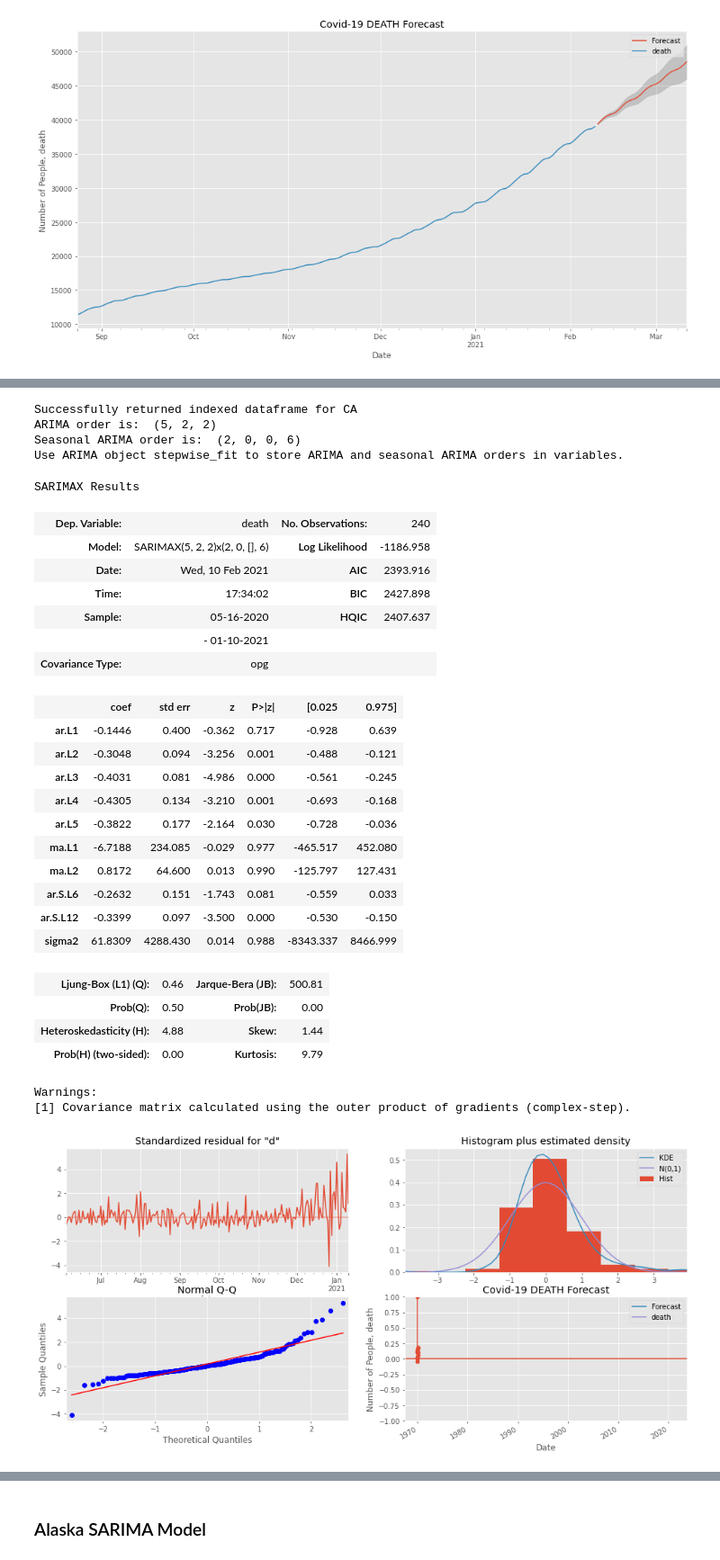
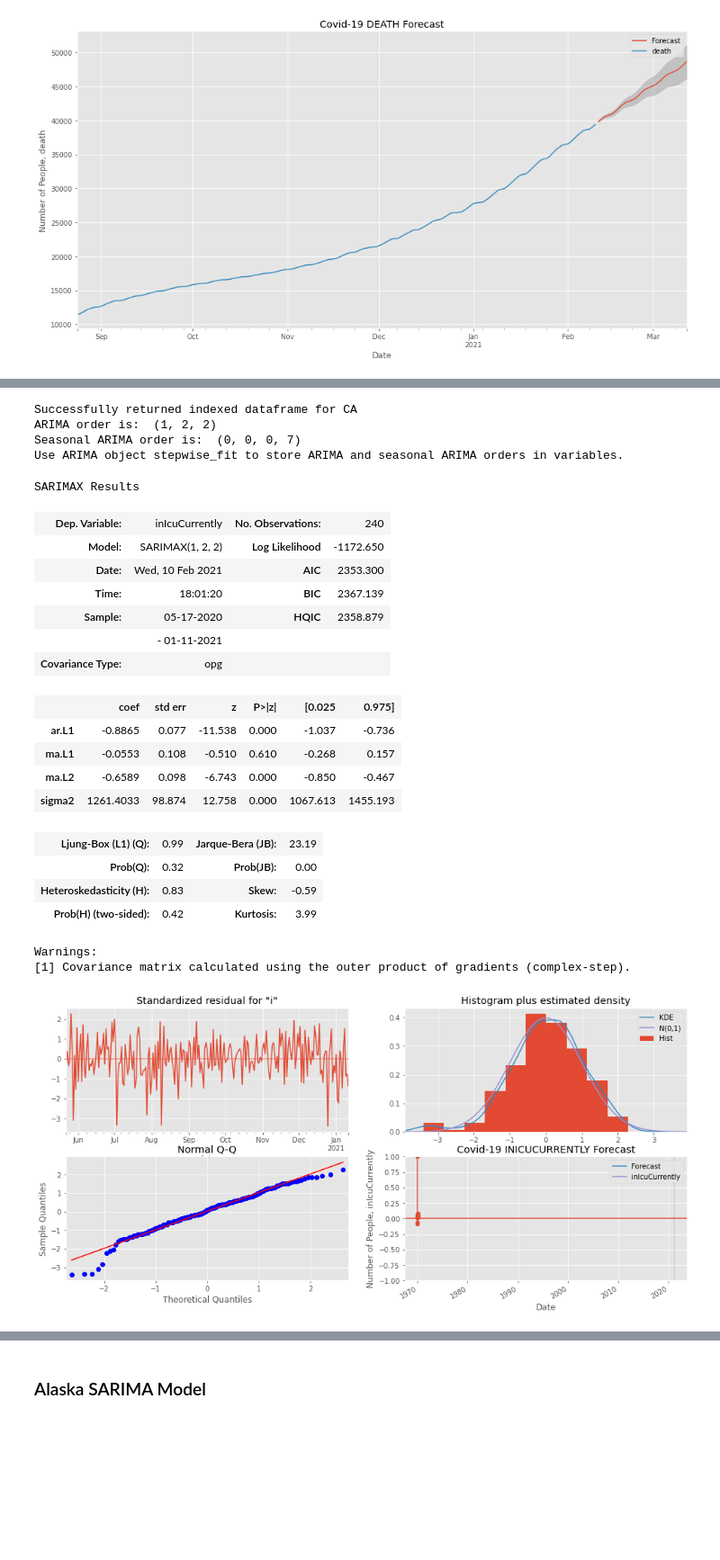
Before and after one commit to JosephDenney/Covid_Analysis, a Jupyter notebook: Covid_Notebook.ipynb, the cells around one changed output, grey strips where cells are left out. Shown at 90% size. Drawn from its saved outputs; the diff is of its cells as text; code cells hidden in the pictures; blank space fills up the shorter version.

```diff
--- a/Covid_Notebook.ipynb
+++ b/Covid_Notebook.ipynb
@@ -547,33 +561,27 @@ TypeError: 'DataFrame' object is not callable
 # %%
-state_dataframe, exog_forecast = create_exog_forecast(df_states, 'hospitalizedCurrently', m_periods=7, state_postal_code='CA')
+state_dataframe, exog_forecast = create_exog_forecast(df_states, 'inIcuCurrently', m_periods=7, state_postal_code='CA')
 # %% [output]
 Successfully returned indexed dataframe for CA
-ARIMA order is:  (5, 2, 2)
-Seasonal ARIMA order is:  (2, 0, 0, 6)
+ARIMA order is:  (1, 2, 2)
+Seasonal ARIMA order is:  (0, 0, 0, 7)
 Use ARIMA object stepwise_fit to store ARIMA and seasonal ARIMA orders in variables.
 SARIMAX Results
-| Dep. Variable: | death | No. Observations: | 240 |
-| Model: | SARIMAX(5, 2, 2)x(2, 0, [], 6) | Log Likelihood | -1186.958 |
-| Date: | Wed, 10 Feb 2021 | AIC | 2393.916 |
-| Time: | 17:34:02 | BIC | 2427.898 |
-| Sample: | 05-16-2020 | HQIC | 2407.637 |
-|  | - 01-10-2021 |  |  |
+| Dep. Variable: | inIcuCurrently | No. Observations: | 240 |
+| Model: | SARIMAX(1, 2, 2) | Log Likelihood | -1172.650 |
+| Date: | Wed, 10 Feb 2021 | AIC | 2353.300 |
+| Time: | 18:01:20 | BIC | 2367.139 |
+| Sample: | 05-17-2020 | HQIC | 2358.879 |
+|  | - 01-11-2021 |  |  |
 | Covariance Type: | opg |  |  |
 |  | coef | std err | z | P>|z| | [0.025 | 0.975] |
-| ar.L1 | -0.1446 | 0.400 | -0.362 | 0.717 | -0.928 | 0.639 |
-| ar.L2 | -0.3048 | 0.094 | -3.256 | 0.001 | -0.488 | -0.121 |
-| ar.L3 | -0.4031 | 0.081 | -4.986 | 0.000 | -0.561 | -0.245 |
-| ar.L4 | -0.4305 | 0.134 | -3.210 | 0.001 | -0.693 | -0.168 |
-| ar.L5 | -0.3822 | 0.177 | -2.164 | 0.030 | -0.728 | -0.036 |
-| ma.L1 | -6.7188 | 234.085 | -0.029 | 0.977 | -465.517 | 452.080 |
-| ma.L2 | 0.8172 | 64.600 | 0.013 | 0.990 | -125.797 | 127.431 |
-| ar.S.L6 | -0.2632 | 0.151 | -1.743 | 0.081 | -0.559 | 0.033 |
-| ar.S.L12 | -0.3399 | 0.097 | -3.500 | 0.000 | -0.530 | -0.150 |
-| sigma2 | 61.8309 | 4288.430 | 0.014 | 0.988 | -8343.337 | 8466.999 |
+| ar.L1 | -0.8865 | 0.077 | -11.538 | 0.000 | -1.037 | -0.736 |
+| ma.L1 | -0.0553 | 0.108 | -0.510 | 0.610 | -0.268 | 0.157 |
+| ma.L2 | -0.6589 | 0.098 | -6.743 | 0.000 | -0.850 | -0.467 |
+| sigma2 | 1261.4033 | 98.874 | 12.758 | 0.000 | 1067.613 | 1455.193 |
-| Ljung-Box (L1) (Q): | 0.46 | Jarque-Bera (JB): | 500.81 |
-| Prob(Q): | 0.50 | Prob(JB): | 0.00 |
-| Heteroskedasticity (H): | 4.88 | Skew: | 1.44 |
-| Prob(H) (two-sided): | 0.00 | Kurtosis: | 9.79 |
+| Ljung-Box (L1) (Q): | 0.99 | Jarque-Bera (JB): | 23.19 |
+| Prob(Q): | 0.32 | Prob(JB): | 0.00 |
+| Heteroskedasticity (H): | 0.83 | Skew: | -0.59 |
+| Prob(H) (two-sided): | 0.42 | Kurtosis: | 3.99 |
 Warnings:
 [1] Covariance matrix calculated using the outer product of gradients (complex-step).
-[figure, old version]
+[figure, new version]
```
Also changed, not shown: parts of 79 cells of this notebook, 1 other file.
